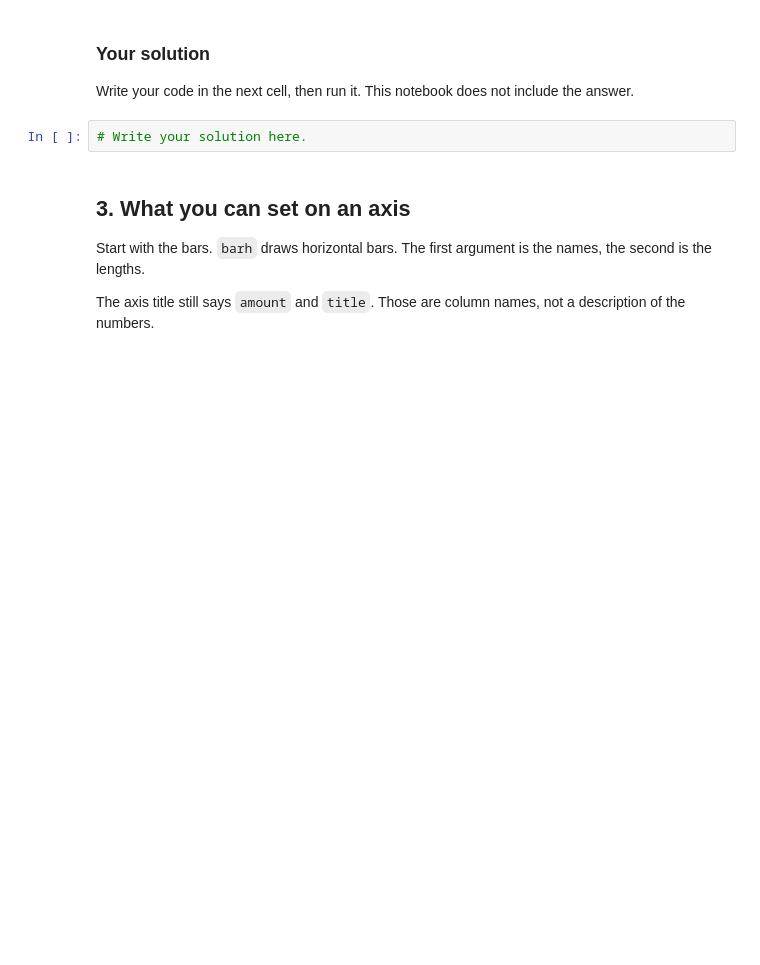
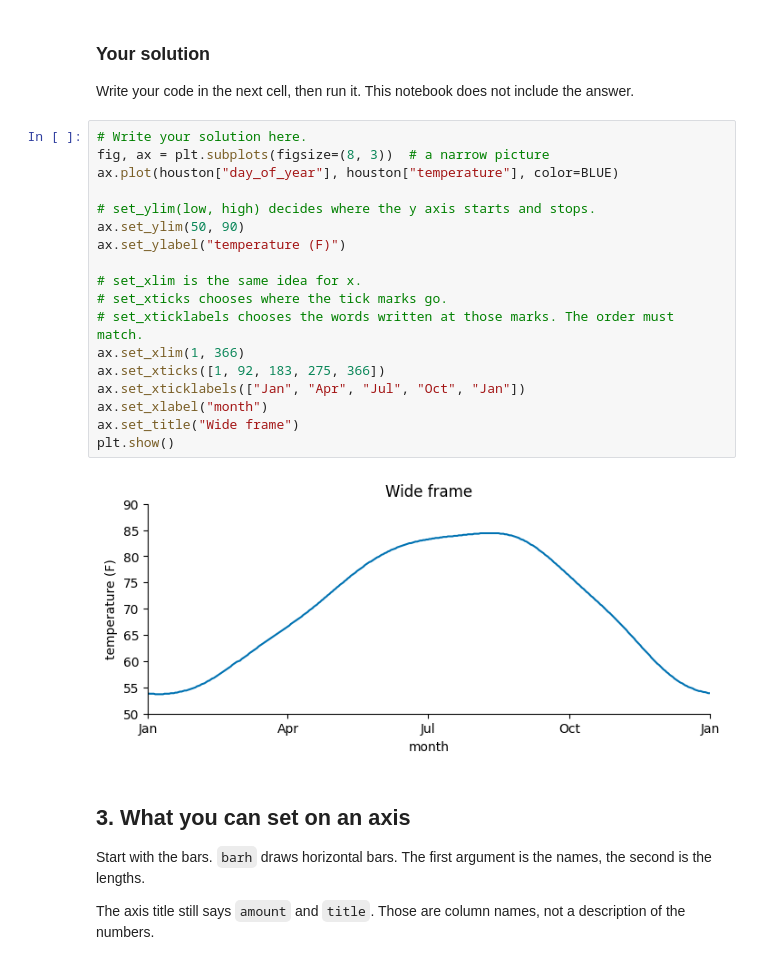
Before and after one commit to MQAZ11/DATA-110-Fall-2026, a Jupyter notebook: week-04/coordinate-systems-axes.ipynb, the cells around one changed output. Cells and saved outputs as stored; diff of their text form; blank space fills up the shorter version.

```diff
--- a/week-04/coordinate-systems-axes.ipynb
+++ b/week-04/coordinate-systems-axes.ipynb
@@ -288,6 +290,24 @@ plt.show()
 Write your code in the next cell, then run it. This notebook does not include the answer.
 # %%
 # Write your solution here.
+fig, ax = plt.subplots(figsize=(8, 3))  # a narrow picture
+ax.plot(houston["day_of_year"], houston["temperature"], color=BLUE)
+
+# set_ylim(low, high) decides where the y axis starts and stops.
+ax.set_ylim(50, 90)
+ax.set_ylabel("temperature (F)")
+
+# set_xlim is the same idea for x.
+# set_xticks chooses where the tick marks go.
+# set_xticklabels chooses the words written at those marks. The order must match.
+ax.set_xlim(1, 366)
+ax.set_xticks([1, 92, 183, 275, 366])
+ax.set_xticklabels(["Jan", "Apr", "Jul", "Oct", "Jan"])
+ax.set_xlabel("month")
+ax.set_title("Wide frame")
+plt.show()
+# %% [output]
+[figure, added]
 # %% [markdown]
 ## 3. What you can set on an axis
 
```
Also changed, not shown: parts of 14 cells of this notebook.
